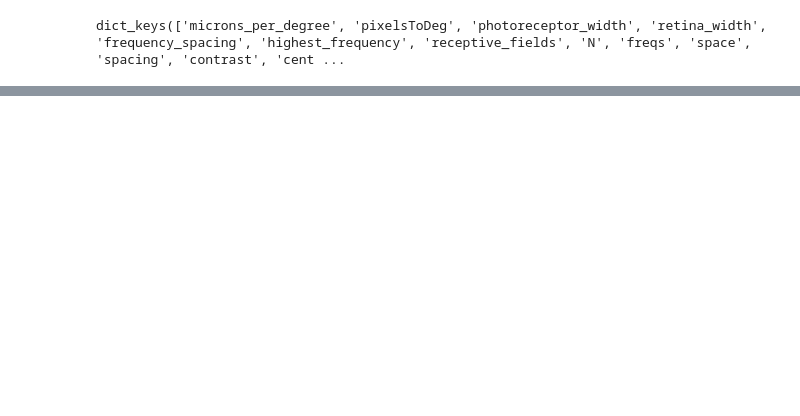
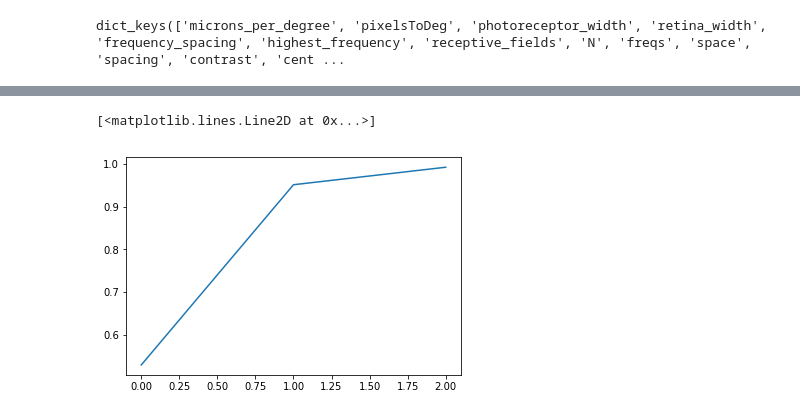
Before and after one commit to lmcintosh/ipython-notebooks, a Jupyter notebook: baccuslab/2017 10-26 Surround revisions.ipynb, the cells around one changed output, grey strips where cells are left out. Cells and saved outputs as stored; diff of their text form; code cells hidden in the pictures; blank space fills up the shorter version.

```diff
--- a/baccuslab/2017 10-26 Surround revisions.ipynb
+++ b/baccuslab/2017 10-26 Surround revisions.ipynb
@@ -412,0 +92,5 @@ np.mean((all_results[-1]['output'][0][0] - all_results[-1]['labels'][0][0])**2)
+# %%
+plt.plot(np.stack(homogenous_results[-1]['hw']))
+# %% [output]
+[<matplotlib.lines.Line2D at 0x...>]
+[figure, added]
```
Also changed, not shown: parts of 55 cells of this notebook, 3 other files.
